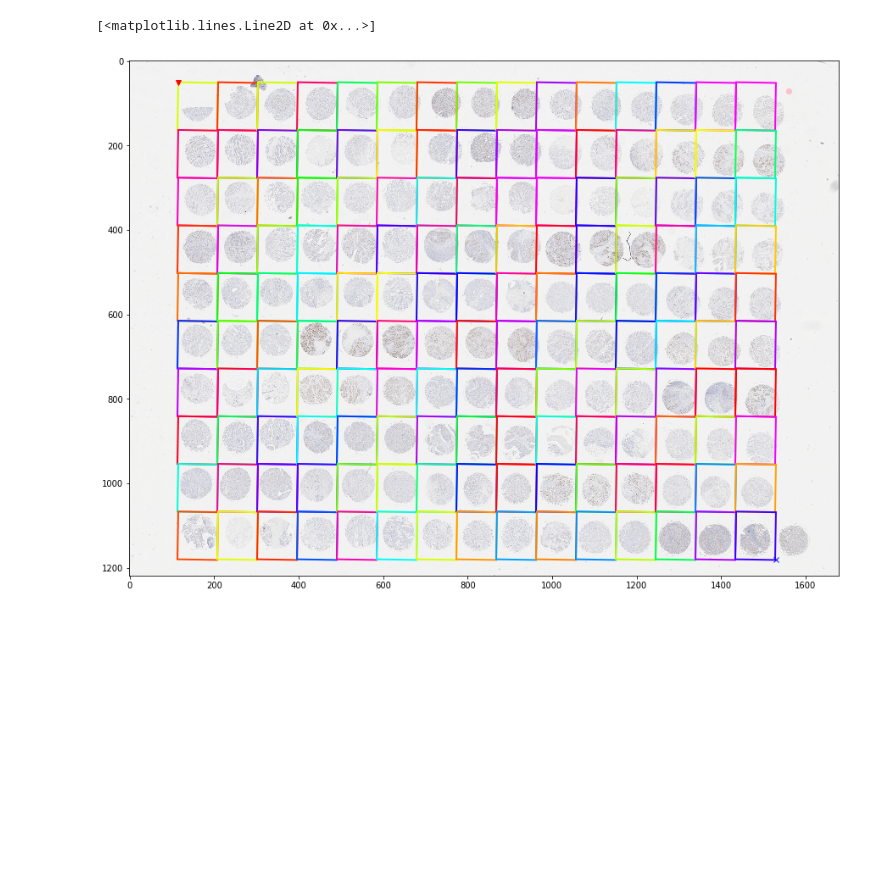
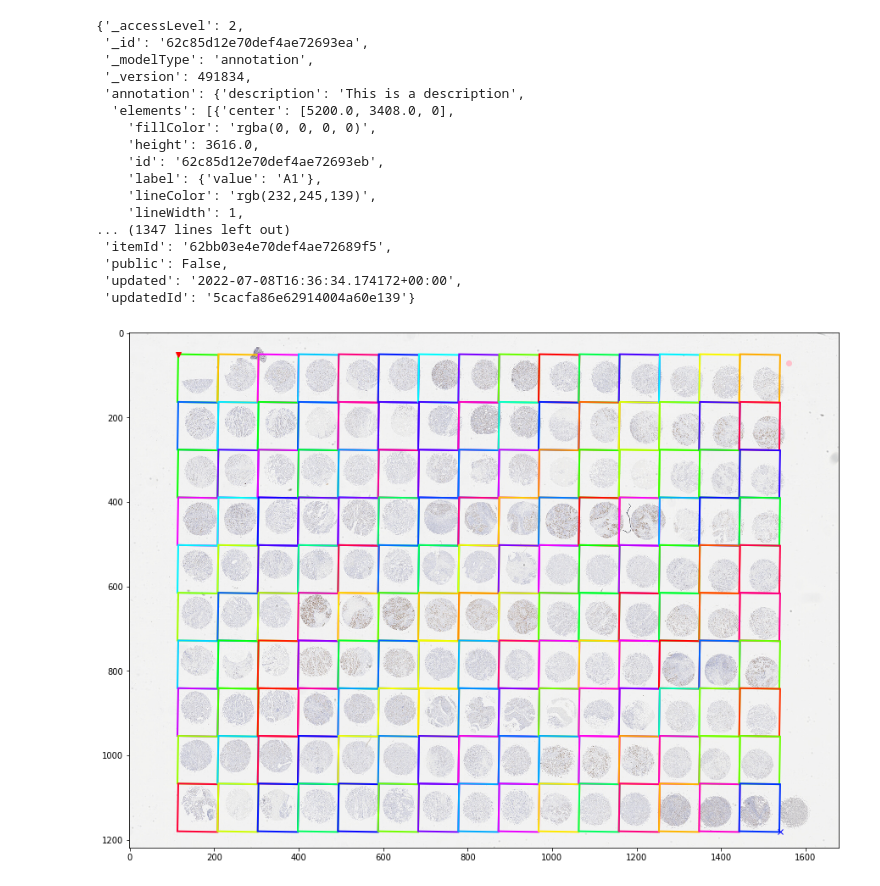
Before and after one commit to dgutman/webix_image_organizer, a Jupyter notebook: microarray/generateRotatedTMAGrid.ipynb, the cells around one changed output. Cells and saved outputs as stored; diff of their text form; code cells hidden in the pictures; blank space fills up the shorter version.

```diff
--- a/microarray/generateRotatedTMAGrid.ipynb
+++ b/microarray/generateRotatedTMAGrid.ipynb
@@ -14,8 +25,18 @@ gc.authenticate(apiKey=dsaSecrets.apiToken)
 # %%
+## SEt all the variables needed to pull an image, as well as the fiducial points.. for now the fiducials are at 0.625X
 
 imgId = '62bb03e4e70def4ae72689f5'
 dispMag = 0.625 ### For testing I don't want to try and view the entire 20 or 40X image..
 
+#add rectangle
+topLeft = (115,50)
+bottomRight = (1540,1180)
+topRight = (1560,70)
+
+colLabels = ["A","B","C","D","E","F","G","H","I","J","K","L","M","N","O"]
+rowLabels = [1,2,3,4,5,6,7,8,9,10]
+
+
+tileInfo = gc.get('item/%s/tiles' % imgId)
 #https://styx.neurology.emory.edu/girder/api/v1/item/62bb03e4e70def4ae72689f5/tiles/region?units=base_pixels&magnification=0.625&exact=false&encoding=JPEG&jpegQuality=95&jpegSubsampling=0
-
 imgThumb = gc.get("item/%s/tiles/region?units=base_pixel&magnification=%s" % (imgId, dispMag),jsonResp=False)
@@ -35,52 +46,74 @@ region_im = np.array(Image.open(BytesIO(imgThumb.content)))
 # %%
 plt.rcParams["figure.figsize"] = (15,15)
 plt.imshow(region_im)
-import random
-from matplotlib.patches import Rectangle
-
-
-#add rectangle
-topLeft = (115,50)
-bottomRight = (1530,1180)
-topRight = (1560,70)
 
 tmaWidth = ( bottomRight[0] - topLeft[0] ) / len(colLabels)
 tmaHeight = ( bottomRight[1] - topLeft[1] ) / len(rowLabels)
 
 
-colLabels = ["A","B","C","D","E","F","G","H","I","J","K","L","M","N","O"]
-rowLabels = [1,2,3,4,5,6,7,8,9,10]
 
-def get_cmap(n, name='hsv'):
-    '''Returns a function that maps each index in 0, 1, ..., n-1 to a distinct
-    RGB color; the keyword argument name must be a standard mpl colormap name.'''
-    return plt.cm.get_cmap(name, n)
+elementScaleFactor = tileInfo['magnification']/dispMag
 
+cmap = tma.get_cmap( len(colLabels) * len(rowLabels))
 
-
-
-cmap = get_cmap( len(colLabels) * len(rowLabels))
+## While I display the ROI in a matplotlib figure below
+annotationElements = []
 
 for x,r in enumerate(colLabels):
     #print("Row: %s" % r)
     for y,c in enumerate(rowLabels):
         #print("\t",r,c)
 
-        plt.gca().add_patch(Rectangle((tmaWidth*x+topLeft[0],tmaHeight*y+topLeft[1]),tmaWidth,tmaHeight,
+        x1 = tmaWidth*x+topLeft[0]
+        y1 = tmaHeight*y+topLeft[1]
+
+        plt.gca().add_patch(Rectangle((x1,y1),tmaWidth,tmaHeight,
                             angle=1,
                             edgecolor=cmap( random.randint(0,len(colLabels) * len(rowLabels))),
                             facecolor='none',
                             lw=2))
+
+        annotationElements.append( {'fillColor': 'rgba(0, 0, 0, 0)',
+    'label': {"value": "%s%s" % (r,c)},
+    'lineColor': tma.generate_random_color(),
+    'lineWidth': 1,
+    'type': 'rectangle',
+    'center': [(x1+tmaWidth/2)*elementScaleFactor,(y1+tmaHeight/2)*elementScaleFactor,0],
+    'width': tmaWidth*elementScaleFactor,
+    'height': tmaHeight*elementScaleFactor,
+    })
+
 #plot fiducial for upper left
 plt.plot(topLeft[0],topLeft[1], marker='v', color="red")
 #plot fiducial for bottom right
 plt.plot(bottomRight[0],bottomRight[1], marker='x', color="blue")
 
 #add fiducial for topRight
 plt.plot(topRight[0],topRight[1], marker='o', color="pink")
 
-
-# plt.gca().
+tmaAe = {
+  "name": "autoTMA",              # Non-empty string.  Optional
+  "description": "This is a description",  # String.  Optional
+  "elements": annotationElements                           # A list.  Optional.
+                                           # See below for valid elements.
+}
+gc.post('annotation?itemId=%s' % imgId,json=tmaAe)
 # %% [output]
-[<matplotlib.lines.Line2D at 0x...>]
+{'_accessLevel': 2,
+ '_id': '62c85d12e70def4ae72693ea',
+ '_modelType': 'annotation',
+ '_version': 491834,
+ 'annotation': {'description': 'This is a description',
+  'elements': [{'center': [5200.0, 3408.0, 0],
+    'fillColor': 'rgba(0, 0, 0, 0)',
+    'height': 3616.0,
+    'id': '62c85d12e70def4ae72693eb',
+    'label': {'value': 'A1'},
+    'lineColor': 'rgb(232,245,139)',
+    'lineWidth': 1,
+... (1347 lines left out)
+ 'itemId': '62bb03e4e70def4ae72689f5',
+ 'public': False,
+ 'updated': '2022-07-08T16:36:34.174172+00:00',
+ 'updatedId': '5cacfa86e62914004a60e139'}
-[figure, old version]
+[figure, new version]
```
Also changed, not shown: parts of 14 cells of this notebook, 9 other files.
